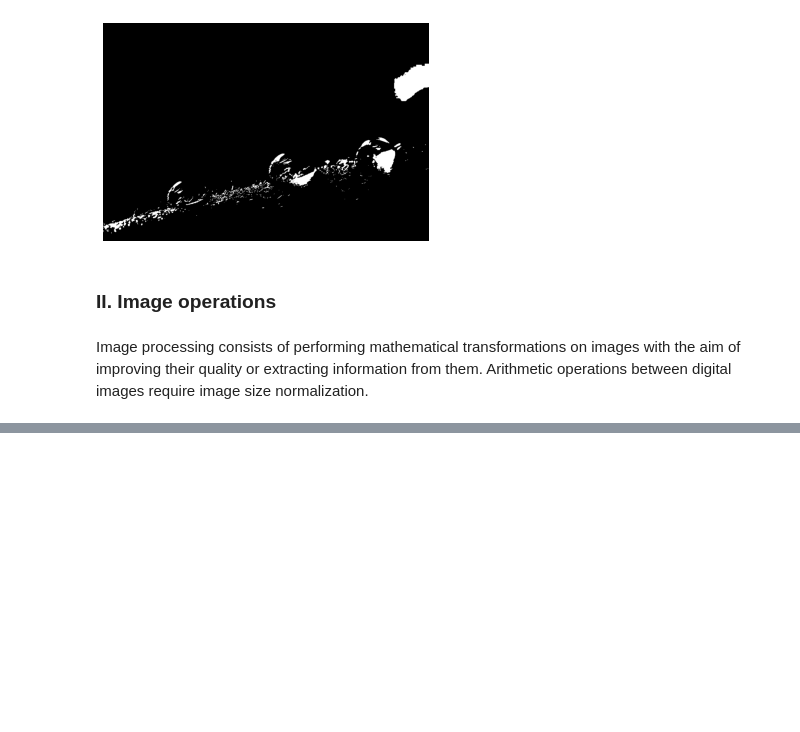
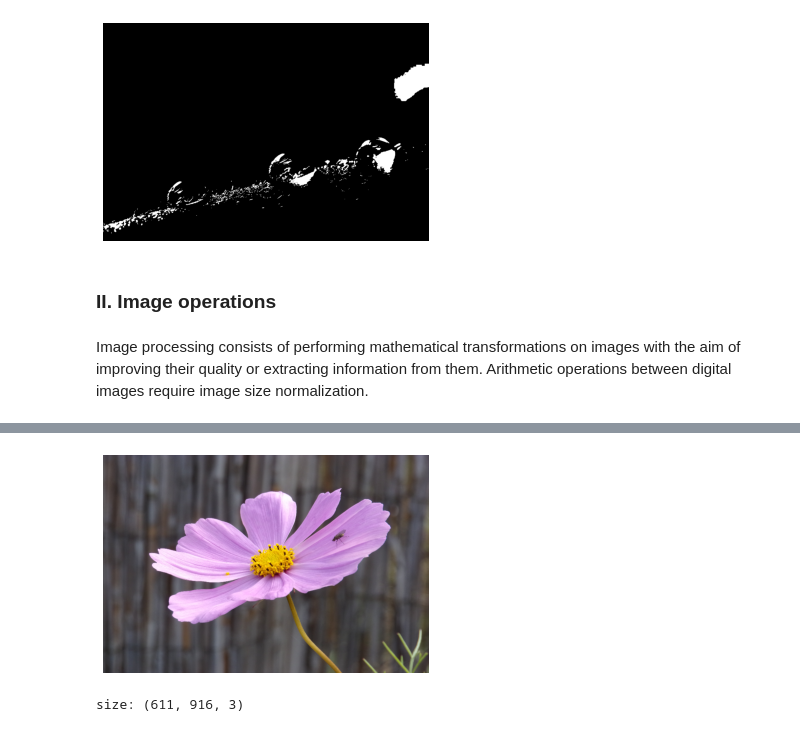
Before and after one commit to AhmedCharfeddine/ImageProcessingLab, a Jupyter notebook: session1/main.ipynb, the cells around one changed output, grey strips where cells are left out. Cells and saved outputs as stored; diff of their text form; code cells hidden in the pictures; blank space fills up the shorter version.

```diff
--- a/session1/main.ipynb
+++ b/session1/main.ipynb
@@ -78,0 +105,9 @@ Image processing consists of performing mathematical transformations on images w
+# %%
+resizedImg = cv2.cvtColor(resizedImg, cv2.COLOR_BGR2RGB)
+plt.imshow(resizedImg)
+plt.axis('off')
+plt.show()
+print("size:", resizedImg.shape)
+# %% [output]
+[figure, added]
+size: (611, 916, 3)
```
Also changed, not shown: parts of 22 cells of this notebook.
